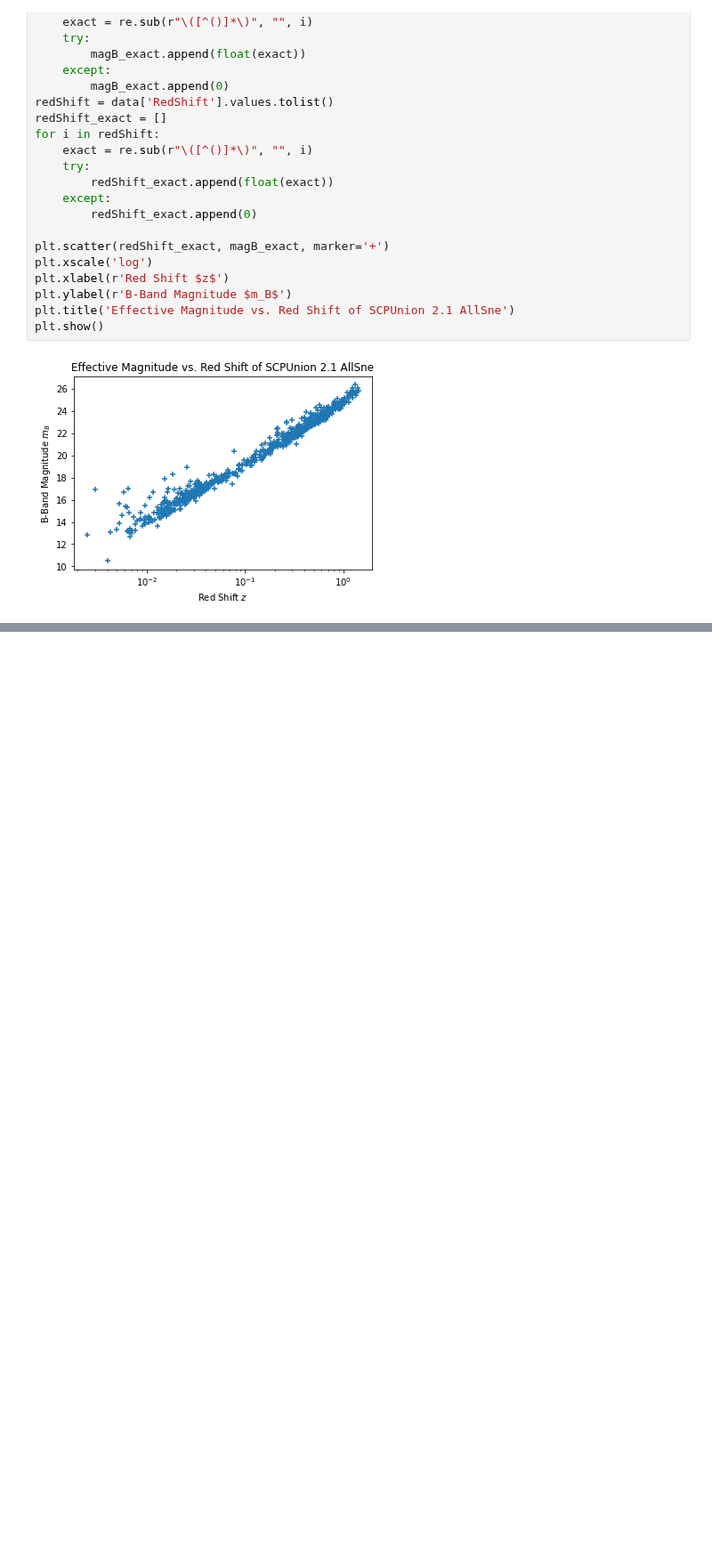
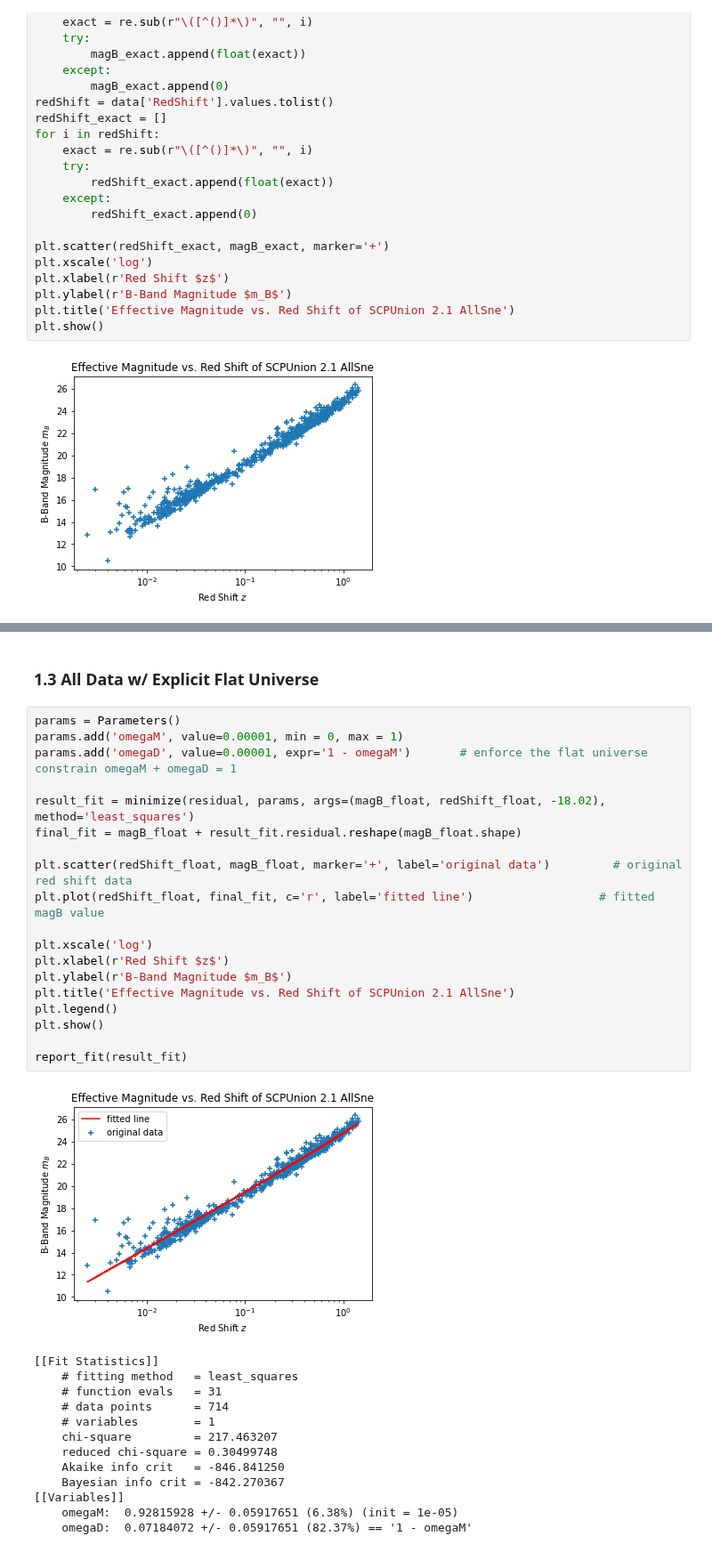
Before and after one commit to xli2522/expanding-universe, a Jupyter notebook: Expanding_Universe.ipynb, the cells around one changed output, grey strips where cells are left out. Shown at 89% size. Cells and saved outputs as stored; diff of their text form; blank space fills up the shorter version.

```diff
--- a/Expanding_Universe.ipynb
+++ b/Expanding_Universe.ipynb
@@ -114,0 +182,35 @@ report_fit(result_fit)
+# %% [markdown]
+### 1.3 All Data w/ Explicit Flat Universe
+# %%
+params = Parameters()
+params.add('omegaM', value=0.00001, min = 0, max = 1)
+params.add('omegaD', value=0.00001, expr='1 - omegaM')       # enforce the flat universe constrain omegaM + omegaD = 1
+
+result_fit = minimize(residual, params, args=(magB_float, redShift_float, -18.02), method='least_squares')
+final_fit = magB_float + result_fit.residual.reshape(magB_float.shape)
+
+plt.scatter(redShift_float, magB_float, marker='+', label='original data')         # original red shift data
+plt.plot(redShift_float, final_fit, c='r', label='fitted line')                  # fitted magB value
+
+plt.xscale('log')
+plt.xlabel(r'Red Shift $z$')
+plt.ylabel(r'B-Band Magnitude $m_B$')
+plt.title('Effective Magnitude vs. Red Shift of SCPUnion 2.1 AllSne')
+plt.legend()
+plt.show()
+
+report_fit(result_fit)
+# %% [output]
+[figure, added]
+[[Fit Statistics]]
+    # fitting method   = least_squares
+    # function evals   = 31
+    # data points      = 714
+    # variables        = 1
+    chi-square         = 217.463207
+    reduced chi-square = 0.30499748
+    Akaike info crit   = -846.841250
+    Bayesian info crit = -842.270367
+[[Variables]]
+    omegaM:  0.92815928 +/- 0.05917651 (6.38%) (init = 1e-05)
+    omegaD:  0.07184072 +/- 0.05917651 (82.37%) == '1 - omegaM'
```
Also changed, not shown: parts of 13 cells of this notebook.
